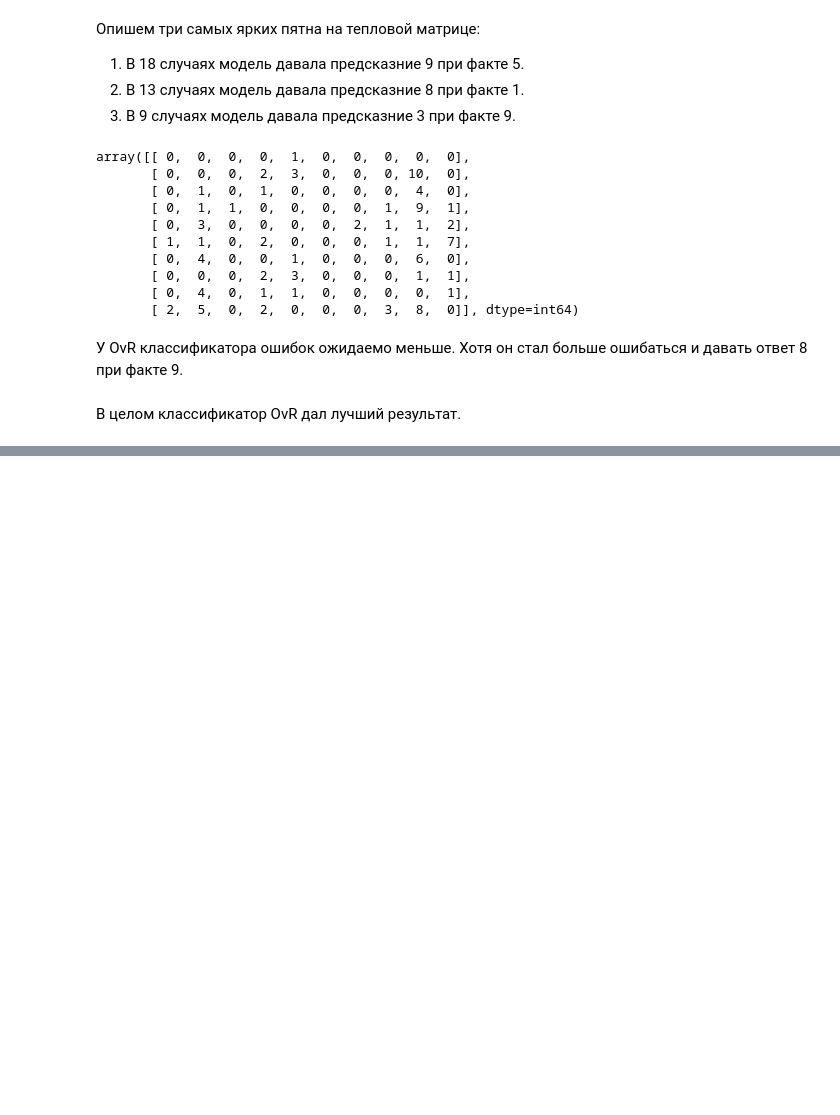
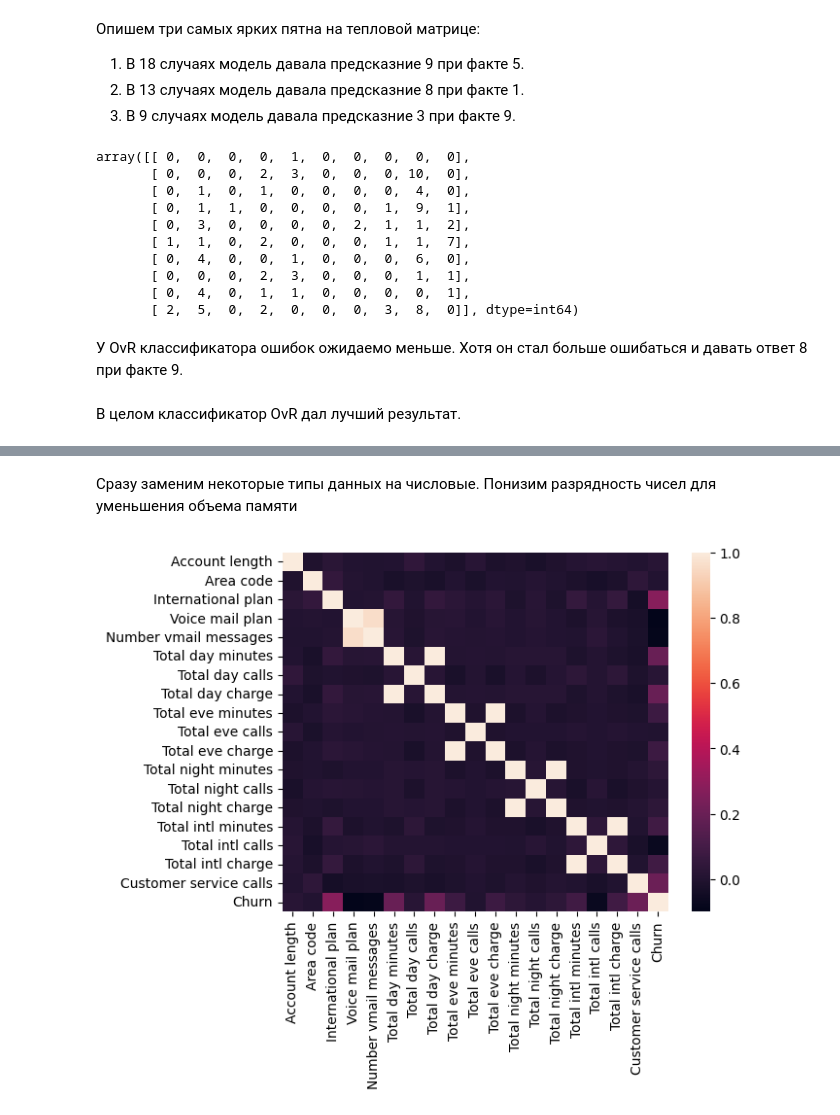
Before and after one commit to Nickolay-A/DS04, a Jupyter notebook: ДЗ_16_Бруцкий-Стемпковский/ДЗ_16.ipynb, the cells around one changed output, grey strips where cells are left out. Cells and saved outputs as stored; diff of their text form; code cells hidden in the pictures; blank space fills up the shorter version.

```diff
--- a/ДЗ_16_Бруцкий-Стемпковский/ДЗ_16.ipynb
+++ b/ДЗ_16_Бруцкий-Стемпковский/ДЗ_16.ipynb
@@ -155,0 +163,3 @@ array([[ 0,  0,  0,  0,  1,  0,  0,  0,  0,  0],
+# %%
+df_train = pd.read_csv("churn-bigml-80.csv")
+df_test = pd.read_csv("churn-bigml-20.csv")
@@ -155,0 +175,2 @@ array([[ 0,  0,  0,  0,  1,  0,  0,  0,  0,  0],
+# %% [markdown]
+Сразу заменим некоторые типы данных на числовые. Понизим разрядность чисел для уменьшения объема памяти
@@ -155,0 +195,4 @@ array([[ 0,  0,  0,  0,  1,  0,  0,  0,  0,  0],
+# %%
+sns.heatmap(df_train.corr());
+# %% [output]
+[figure, added]
```
Also changed, not shown: parts of 25 cells of this notebook, 2 other files.
